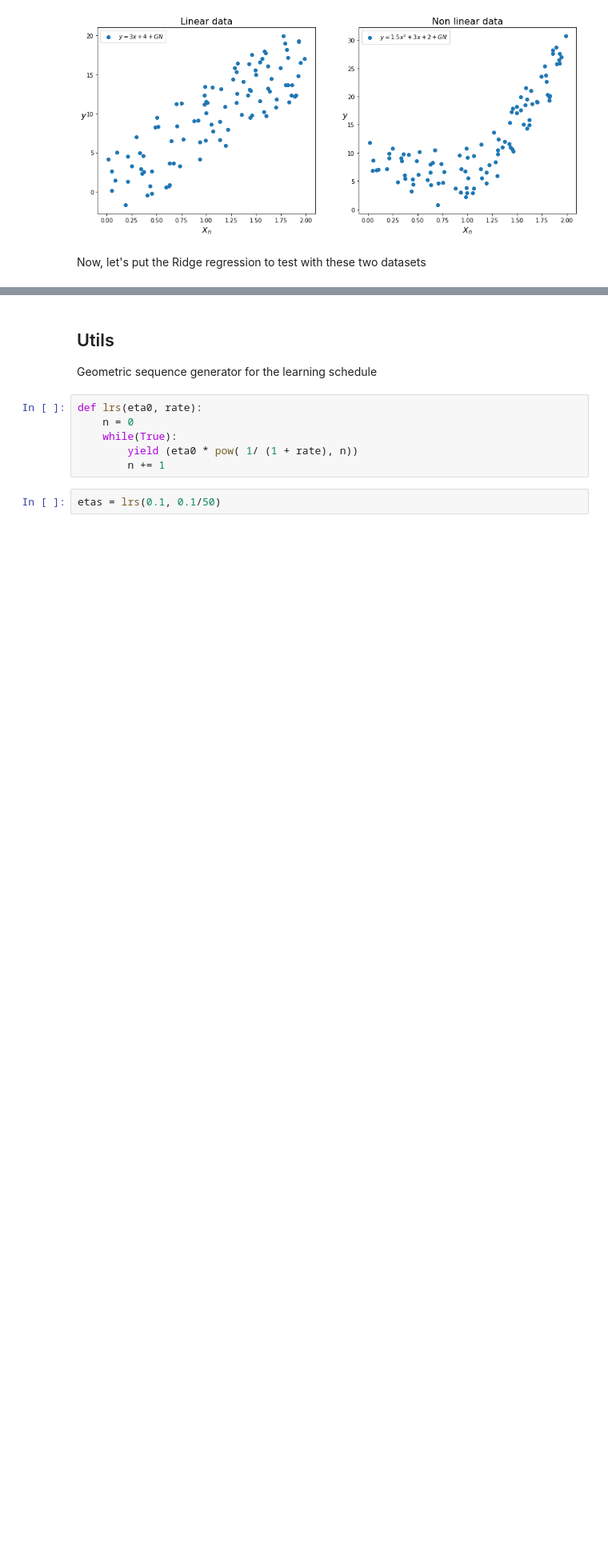
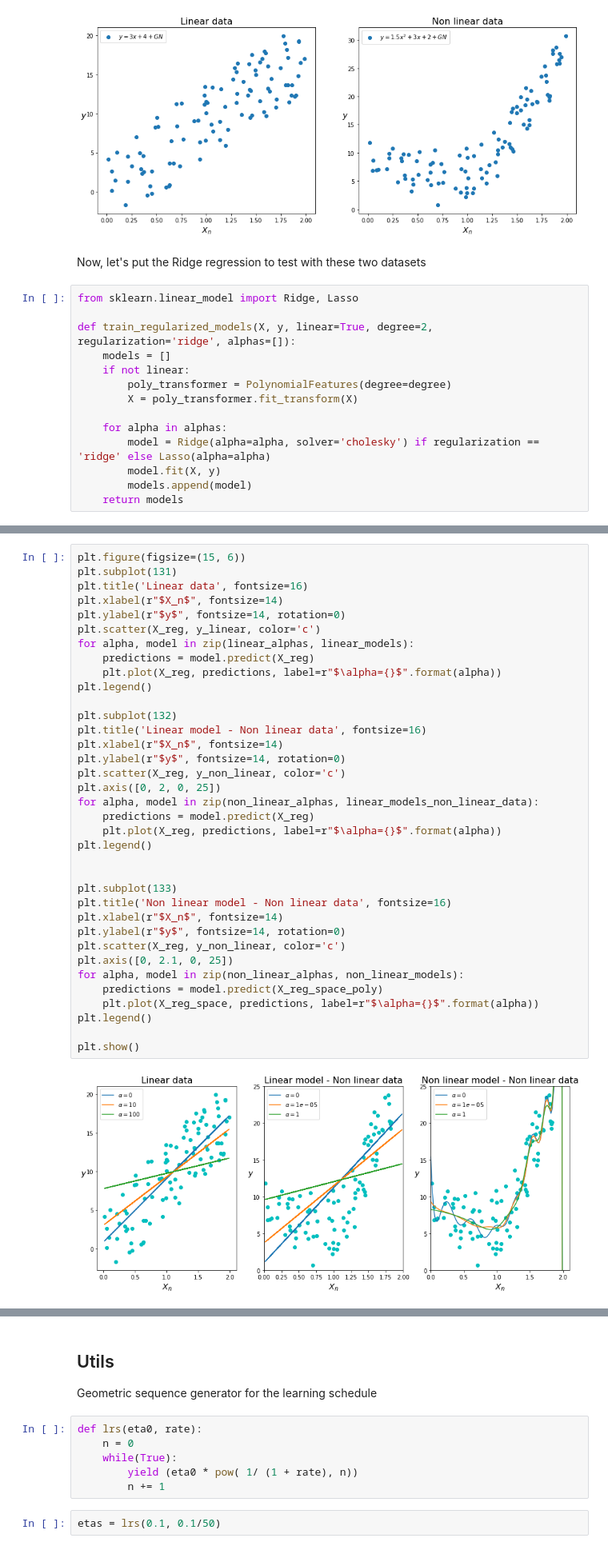
Before and after one commit to Ohtar10/ml-python, a Jupyter notebook: ch04/Training Models.ipynb, the cells around one changed output, grey strips where cells are left out. Shown at 80% size. Saved outputs shown, nothing was run; the diff lists cells and outputs as text; blank space fills up the shorter version.

```diff
--- a/ch04/Training Models.ipynb
+++ b/ch04/Training Models.ipynb
@@ -683,4 +689,18 @@ plt.show()
 [figure]
 # %% [markdown]
 Now, let's put the Ridge regression to test with these two datasets
+# %%
+from sklearn.linear_model import Ridge, Lasso
+
+def train_regularized_models(X, y, linear=True, degree=2, regularization='ridge', alphas=[]):
+    models = []
+    if not linear:
+        poly_transformer = PolynomialFeatures(degree=degree)
+        X = poly_transformer.fit_transform(X)
+
+    for alpha in alphas:
+        model = Ridge(alpha=alpha, solver='cholesky') if regularization == 'ridge' else Lasso(alpha=alpha)
+        model.fit(X, y)
+        models.append(model)
+    return models
 # %%
@@ -718,0 +719,38 @@ for alpha in non_linear_alphas:
+# %%
+plt.figure(figsize=(15, 6))
+plt.subplot(131)
+plt.title('Linear data', fontsize=16)
+plt.xlabel(r"$X_n$", fontsize=14)
+plt.ylabel(r"$y$", fontsize=14, rotation=0)
+plt.scatter(X_reg, y_linear, color='c')
+for alpha, model in zip(linear_alphas, linear_models):
+    predictions = model.predict(X_reg)
+    plt.plot(X_reg, predictions, label=r"$\alpha={}$".format(alpha))
+plt.legend()
+
+plt.subplot(132)
+plt.title('Linear model - Non linear data', fontsize=16)
+plt.xlabel(r"$X_n$", fontsize=14)
+plt.ylabel(r"$y$", fontsize=14, rotation=0)
+plt.scatter(X_reg, y_non_linear, color='c')
+plt.axis([0, 2, 0, 25])
+for alpha, model in zip(non_linear_alphas, linear_models_non_linear_data):
+    predictions = model.predict(X_reg)
+    plt.plot(X_reg, predictions, label=r"$\alpha={}$".format(alpha))
+plt.legend()
+
+
+plt.subplot(133)
+plt.title('Non linear model - Non linear data', fontsize=16)
+plt.xlabel(r"$X_n$", fontsize=14)
+plt.ylabel(r"$y$", fontsize=14, rotation=0)
+plt.scatter(X_reg, y_non_linear, color='c')
+plt.axis([0, 2.1, 0, 25])
+for alpha, model in zip(non_linear_alphas, non_linear_models):
+    predictions = model.predict(X_reg_space_poly)
+    plt.plot(X_reg_space, predictions, label=r"$\alpha={}$".format(alpha))
+plt.legend()
+
+plt.show()
+# %% [output]
+[figure, added]
```
Also changed, not shown: parts of 8 cells of this notebook.
